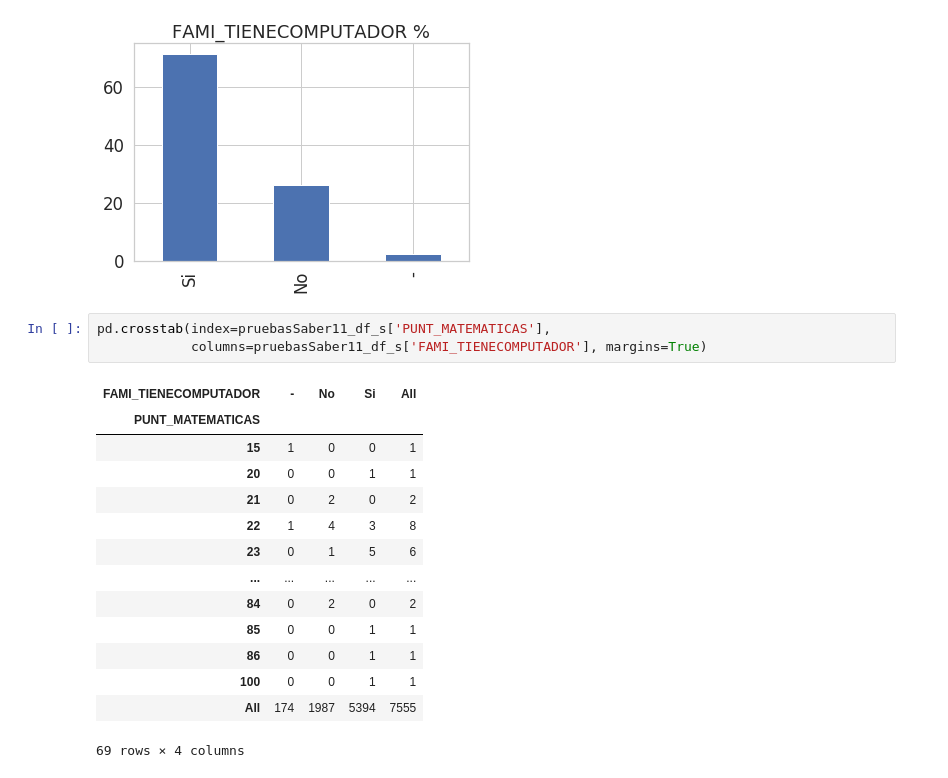
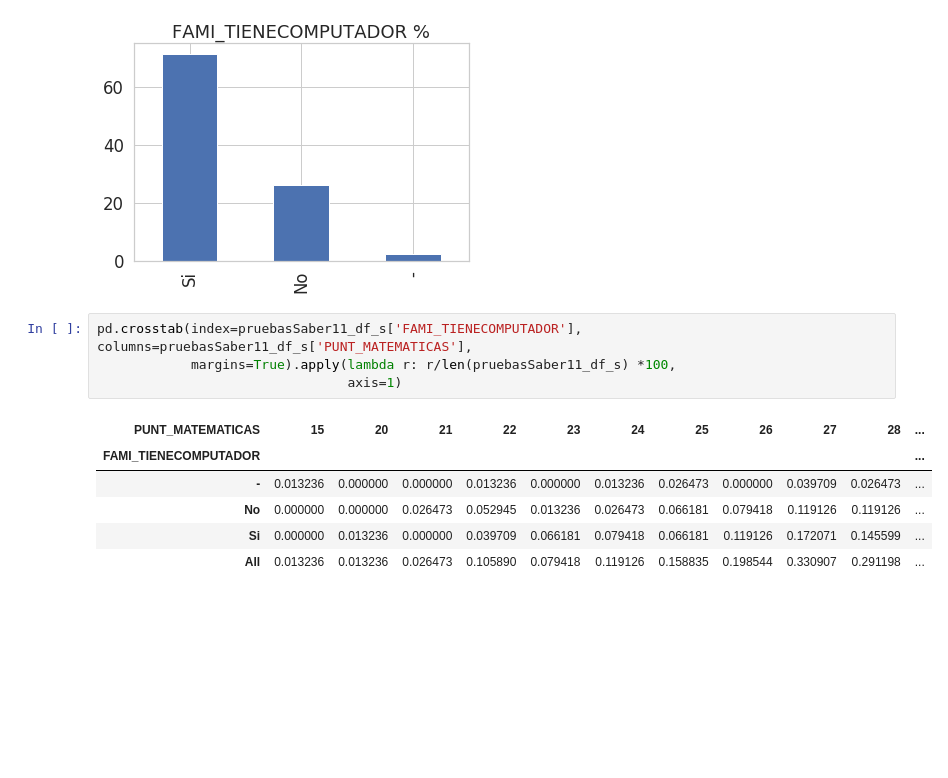
Before and after one commit to ygalindofor/Pruebas-saber-11-edicion-2018-, a Jupyter notebook: pruebassaber11.ipynb, the cells around one changed output. Cells and saved outputs as stored; diff of their text form; blank space fills up the shorter version.

```diff
--- a/pruebassaber11.ipynb
+++ b/pruebassaber11.ipynb
@@ -146,20 +175,13 @@ kind='bar', title='FAMI_TIENECOMPUTADOR %')
 # %% [output]
 [figure]
 # %%
-pd.crosstab(index=pruebasSaber11_df_s['PUNT_MATEMATICAS'],
-            columns=pruebasSaber11_df_s['FAMI_TIENECOMPUTADOR'], margins=True)
+pd.crosstab(index=pruebasSaber11_df_s['FAMI_TIENECOMPUTADOR'], columns=pruebasSaber11_df_s['PUNT_MATEMATICAS'],
+            margins=True).apply(lambda r: r/len(pruebasSaber11_df_s) *100,
+                                axis=1)
 # %% [output]
-| FAMI_TIENECOMPUTADOR | - | No | Si | All |
-| PUNT_MATEMATICAS |  |  |  |  |
-| 15 | 1 | 0 | 0 | 1 |
-| 20 | 0 | 0 | 1 | 1 |
-| 21 | 0 | 2 | 0 | 2 |
-| 22 | 1 | 4 | 3 | 8 |
-| 23 | 0 | 1 | 5 | 6 |
-| ... | ... | ... | ... | ... |
-| 84 | 0 | 2 | 0 | 2 |
-| 85 | 0 | 0 | 1 | 1 |
-| 86 | 0 | 0 | 1 | 1 |
-| 100 | 0 | 0 | 1 | 1 |
-| All | 174 | 1987 | 5394 | 7555 |
+| PUNT_MATEMATICAS | 15 | 20 | 21 | 22 | 23 | 24 | 25 | 26 | 27 | 28 | ... |
+| FAMI_TIENECOMPUTADOR |  |  |  |  |  |  |  |  |  |  | ... |
+| - | 0.013236 | 0.000000 | 0.000000 | 0.013236 | 0.000000 | 0.013236 | 0.026473 | 0.000000 | 0.039709 | 0.026473 | ... |
+| No | 0.000000 | 0.000000 | 0.026473 | 0.052945 | 0.013236 | 0.026473 | 0.066181 | 0.079418 | 0.119126 | 0.119126 | ... |
+| Si | 0.000000 | 0.013236 | 0.000000 | 0.039709 | 0.066181 | 0.079418 | 0.066181 | 0.119126 | 0.172071 | 0.145599 | ... |
+| All | 0.013236 | 0.013236 | 0.026473 | 0.105890 | 0.079418 | 0.119126 | 0.158835 | 0.198544 | 0.330907 | 0.291198 | ... |
-69 rows × 4 columns
```
Also changed, not shown: parts of 35 cells of this notebook.
